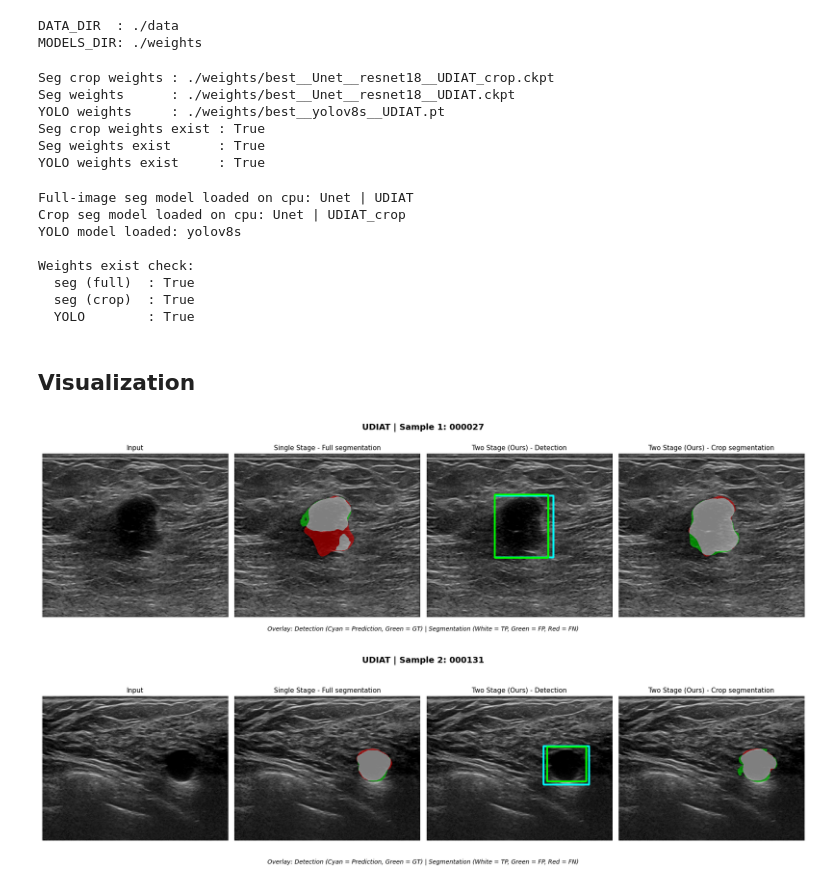
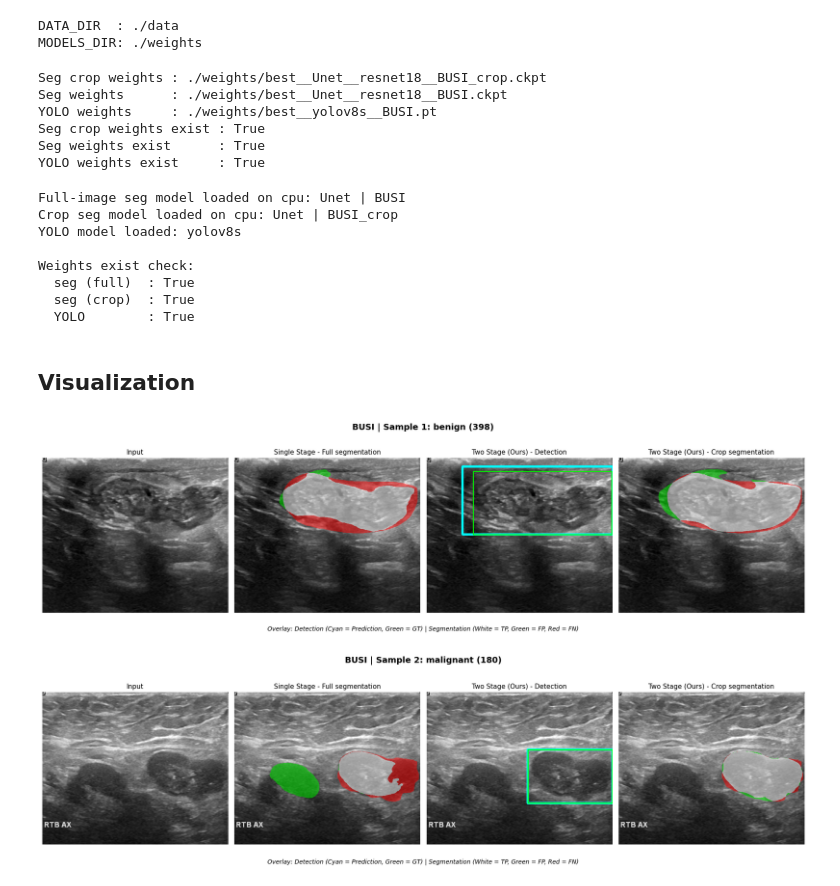
Before and after one commit to mawady/miua26, a Jupyter notebook: eval.ipynb, the cells around one changed output. Cells and saved outputs as stored; diff of their text form; code cells hidden in the pictures.

```diff
--- a/eval.ipynb
+++ b/eval.ipynb
@@ -32,7 +32,7 @@ MODELS_DIR: ./weights
 # ── PIPELINE CONFIGURATION ──────────────────────────────────────────────────
 
 # Dataset
-dataset = "UDIAT"   # UDIAT | BUSI | BUSBRAr | custom
+dataset = "BUSI"   # UDIAT | BUSI | BUSBRAr | custom
 datasrcs = "UDIAT" if dataset == "custom" else dataset
 datasrcs_crop = f"{datasrcs}_crop"
 
@@ -62,9 +62,9 @@ print(f"Seg crop weights exist : {os.path.exists(seg_crop_weights_path)}")
 print(f"Seg weights exist      : {os.path.exists(seg_weights_path)}")
 print(f"YOLO weights exist     : {os.path.exists(yolo_weights_path)}")
 # %% [output]
-Seg crop weights : ./weights/best__Unet__resnet18__UDIAT_crop.ckpt
-Seg weights      : ./weights/best__Unet__resnet18__UDIAT.ckpt
-YOLO weights     : ./weights/best__yolov8s__UDIAT.pt
+Seg crop weights : ./weights/best__Unet__resnet18__BUSI_crop.ckpt
+Seg weights      : ./weights/best__Unet__resnet18__BUSI.ckpt
+YOLO weights     : ./weights/best__yolov8s__BUSI.pt
 Seg crop weights exist : True
 Seg weights exist      : True
 YOLO weights exist     : True
@@ -158,8 +158,8 @@ print(f"  seg (full)  : {os.path.exists(seg_weights_path)}")
 print(f"  seg (crop)  : {os.path.exists(seg_crop_weights_path)}")
 print(f"  YOLO        : {os.path.exists(yolo_weights_path)}")
 # %% [output]
-Full-image seg model loaded on cpu: Unet | UDIAT
-Crop seg model loaded on cpu: Unet | UDIAT_crop
+Full-image seg model loaded on cpu: Unet | BUSI
+Crop seg model loaded on cpu: Unet | BUSI_crop
 YOLO model loaded: yolov8s
 
 Weights exist check:
@@ -406,7 +406,7 @@ for img_id in image_ids:
         (x1, y1),
         (x2, y2),
         (0, 255, 255),
-        3
+        5
     )
 
     # ------------------------------------------------------
@@ -468,7 +468,7 @@ for img_id in image_ids:
                 (gx1, gy1),
                 (gx2, gy2),
                 (0, 255, 0),
-                3
+                2
             )
     else:
 
@@ -529,32 +529,32 @@ for i, sample in enumerate(samples):
         ax.axis("off")
 
     if sample["has_gt"]:
         fig.text(
             0.5,
             0.02,
             "Overlay: Detection (Cyan = Prediction, Green = GT) | Segmentation (White = TP, Green = FP, Red = FN)",
             ha="center",
             fontsize=10,
             style="italic",
         )
     else:
         fig.text(
             0.5,
             0.02,
             "Mask: Detection (Cyan = Prediction) | Segmentation (Yellow = Prediction)",
             ha="center",
             fontsize=10,
             style="italic",
         )
 
     fig.suptitle(
         f"{dataset} | Sample {i+1}: {sample['id']}",
         fontsize=14,
         fontweight="bold",
     )
 
     plt.tight_layout(rect=[0, 0.04, 1, 0.95])
     plt.show()
 # %% [output]
-[figure, old version]
+[figure, new version]
-[figure, old version]
+[figure, new version]
```
